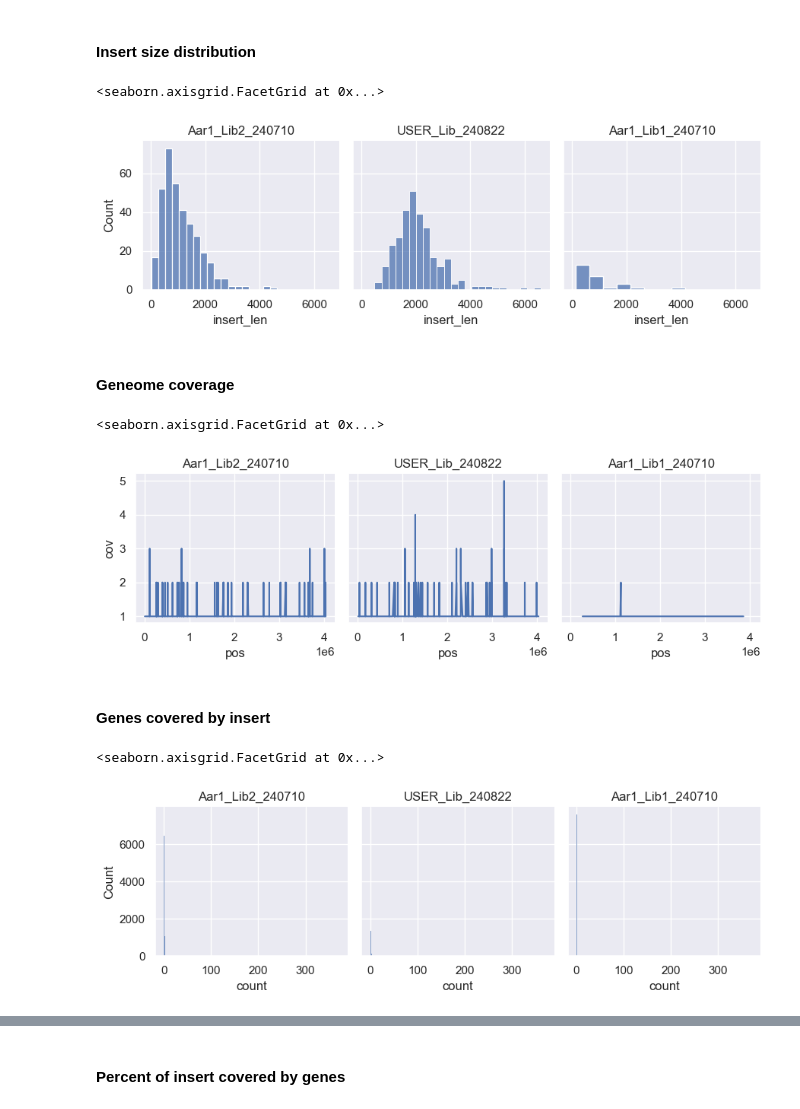
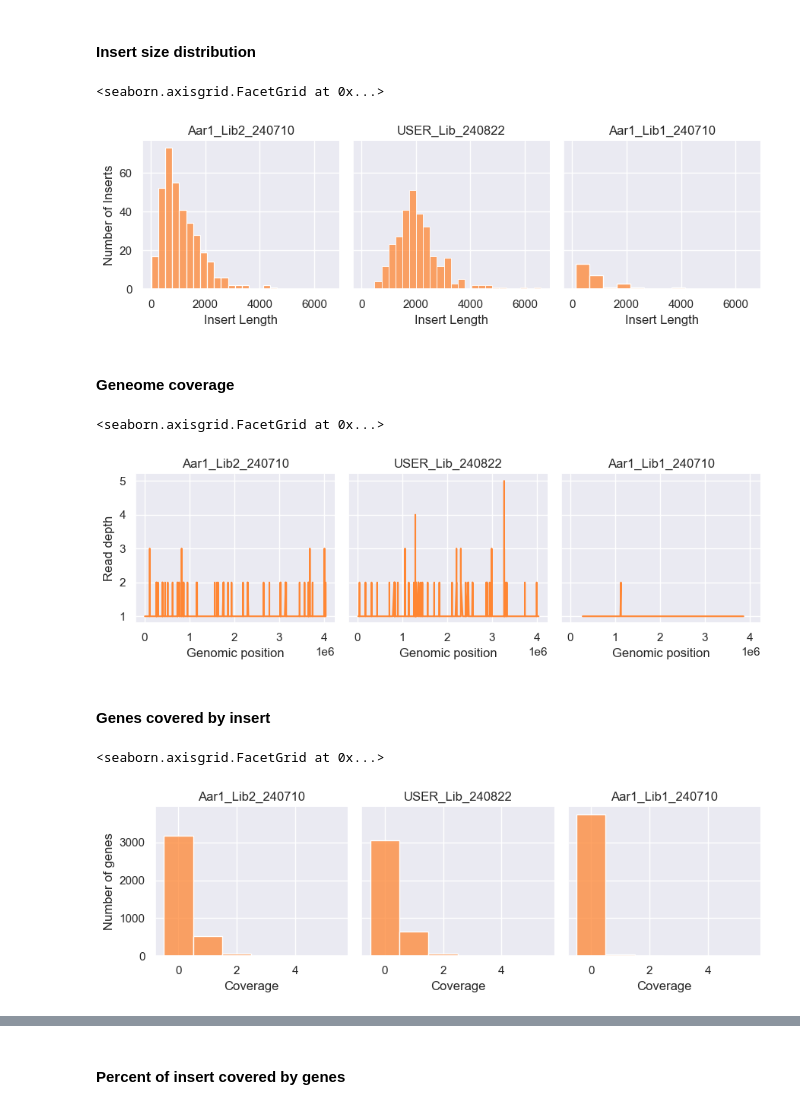
Before and after one commit to Pioneer-Research-Labs/long-read-qc, a Jupyter notebook: assets/report_template.ipynb, the cells around one changed output, grey strips where cells are left out. Cells and saved outputs as stored; diff of their text form; code cells hidden in the pictures.

```diff
--- a/assets/report_template.ipynb
+++ b/assets/report_template.ipynb
@@ -12,6 +12,8 @@ igv_notebook.init()
 
 sns.set_theme()
 sns.set_style('darkgrid')
+pioneer_colors = ['#FF8633', '#423759', '#314942', '#FFA632', '#F7F3ED']
+sns.set_palette(sns.color_palette(pioneer_colors))
 
 result_dir = "."
 # %% [output]
@@ -124,27 +126,30 @@ seq_stat
 # %% [markdown]
 #### Insert size distribution
 # %%
-gr = sns.FacetGrid(insert_data, col = 'sample')
+gr = sns.FacetGrid(insert_data, col = 'sample', sharey = True)
 gr.map(sns.histplot, 'insert_len')
 gr.set_titles(col_template = '{col_name}')
+gr.set_axis_labels('Insert Length', 'Number of Inserts')
 # %% [output]
 <seaborn.axisgrid.FacetGrid at 0x...>
-[figure, old version]
+[figure, new version]
 # %% [markdown]
 #### Geneome coverage
 # %%
 gr = sns.FacetGrid(genome_cov_data, col = 'sample')
 gr.map(sns.lineplot, "pos", "cov")
 gr.set_titles(col_template = '{col_name}')
+gr.set_axis_labels('Genomic position', 'Read depth')
 # %% [output]
 <seaborn.axisgrid.FacetGrid at 0x...>
-[figure, old version]
+[figure, new version]
 # %% [markdown]
 #### Genes covered by insert
 # %%
 gr = sns.FacetGrid(gene_cov_data, col = 'sample')
-gr.map(sns.histplot, "count", binwidth=1)
+gr.map(sns.histplot, "count", discrete = True)
 gr.set_titles(col_template = '{col_name}')
+gr.set_axis_labels('Coverage', 'Number of genes')
 # %% [output]
 <seaborn.axisgrid.FacetGrid at 0x...>
-[figure, old version]
+[figure, new version]
```
Also changed, not shown: parts of 12 cells of this notebook, 1 other file.
